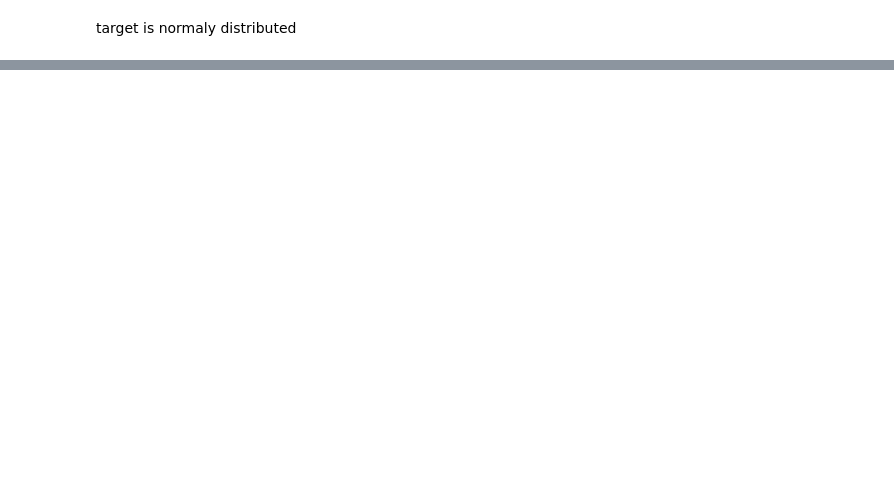
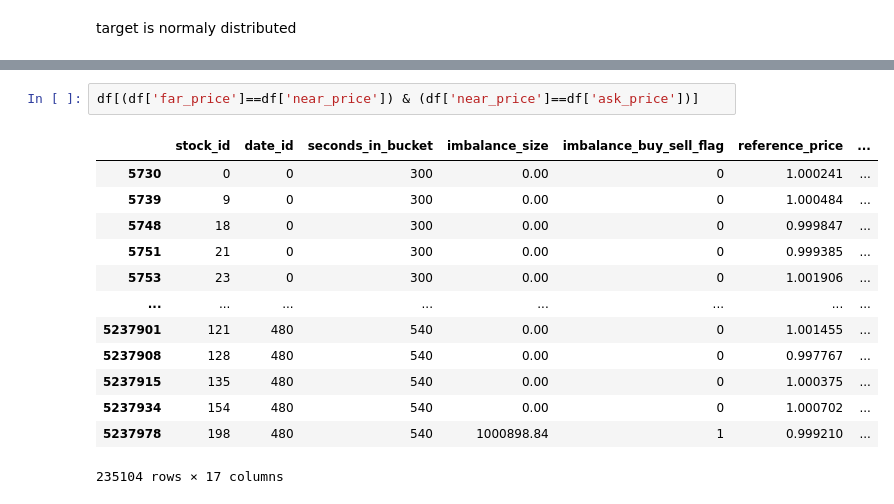
Before and after one commit to PBspacey/Optiver---Trading-at-the-Close-Kaggle-competition-for-MLDM, a Jupyter notebook: code.ipynb, the cells around one changed output, grey strips where cells are left out. Cells and saved outputs as stored; diff of their text form; blank space fills up the shorter version.

```diff
--- a/code.ipynb
+++ b/code.ipynb
@@ -324,0 +423,16 @@ target is normaly distributed
+# %%
+df[(df['far_price']==df['near_price']) & (df['near_price']==df['ask_price'])]
+# %% [output]
+|  | stock_id | date_id | seconds_in_bucket | imbalance_size | imbalance_buy_sell_flag | reference_price | ... |
+| 5730 | 0 | 0 | 300 | 0.00 | 0 | 1.000241 | ... |
+| 5739 | 9 | 0 | 300 | 0.00 | 0 | 1.000484 | ... |
+| 5748 | 18 | 0 | 300 | 0.00 | 0 | 0.999847 | ... |
+| 5751 | 21 | 0 | 300 | 0.00 | 0 | 0.999385 | ... |
+| 5753 | 23 | 0 | 300 | 0.00 | 0 | 1.001906 | ... |
+| ... | ... | ... | ... | ... | ... | ... | ... |
+| 5237901 | 121 | 480 | 540 | 0.00 | 0 | 1.001455 | ... |
+| 5237908 | 128 | 480 | 540 | 0.00 | 0 | 0.997767 | ... |
+| 5237915 | 135 | 480 | 540 | 0.00 | 0 | 1.000375 | ... |
+| 5237934 | 154 | 480 | 540 | 0.00 | 0 | 1.000702 | ... |
+| 5237978 | 198 | 480 | 540 | 1000898.84 | 1 | 0.999210 | ... |
+235104 rows × 17 columns
```
Also changed, not shown: parts of 25 cells of this notebook, 2 other files.
